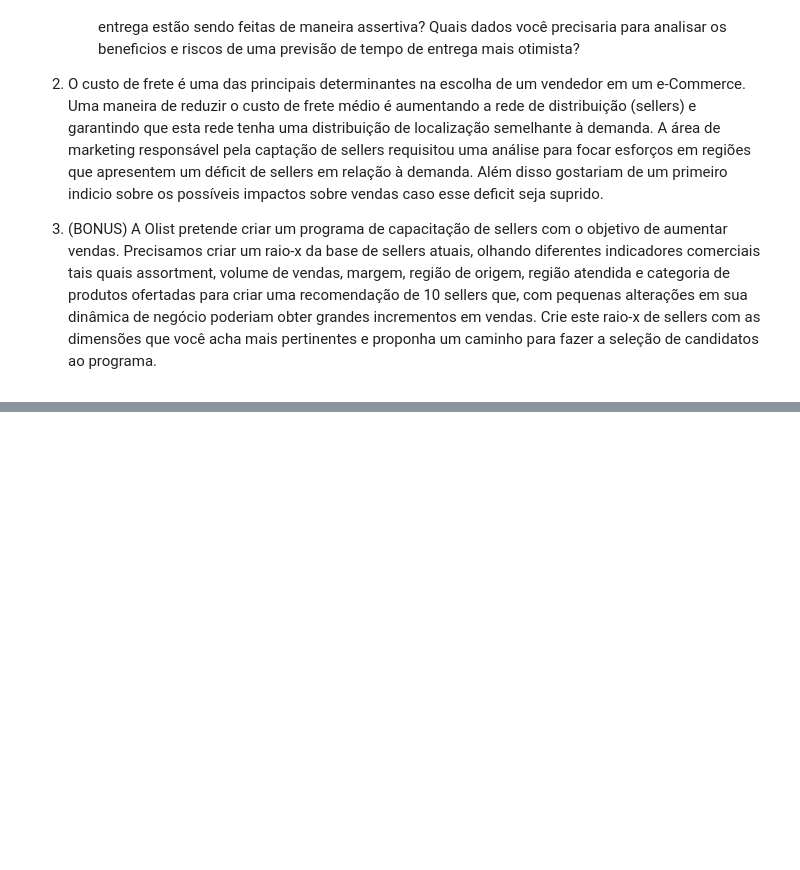
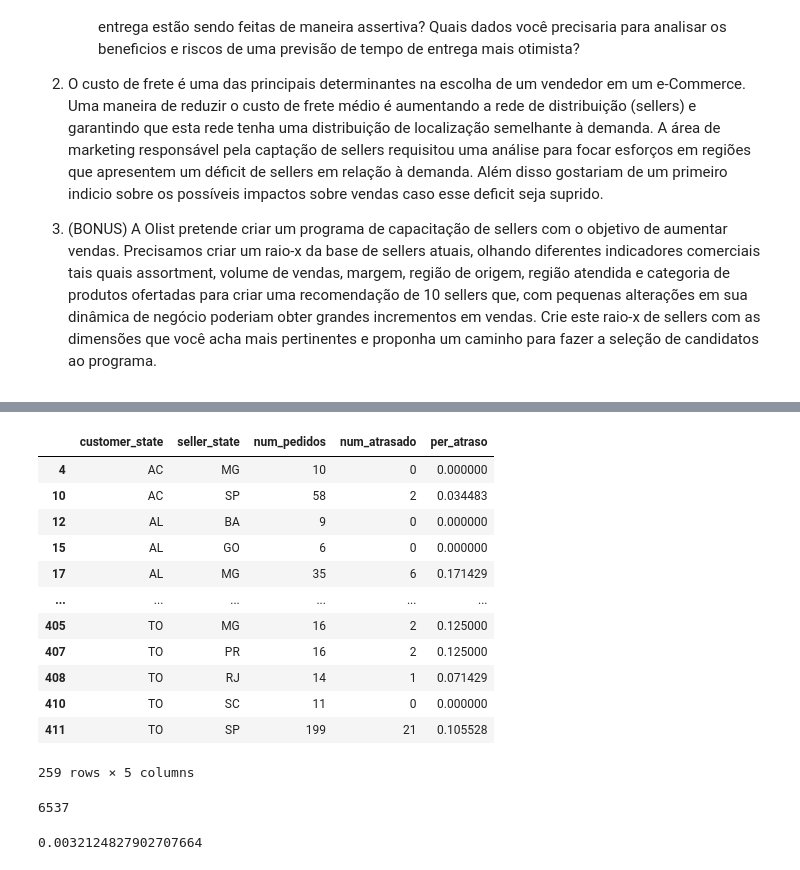
Before and after one commit to pedroteche-ih/64_PT_NOV202111, a Jupyter notebook: aulas/64 DA PT NOV-2021 SQL Review 202200226 .ipynb, the cells around one changed output, grey strips where cells are left out. Saved outputs shown, nothing was run; the diff lists cells and outputs as text; code cells hidden in the pictures; blank space fills up the shorter version.

```diff
--- a/aulas/64 DA PT NOV-2021 SQL Review 202200226 .ipynb
+++ b/aulas/64 DA PT NOV-2021 SQL Review 202200226 .ipynb
@@ -147,6 +199,30 @@ tb_estado_wide = tb_estado.groupby(['customer_state', 'seller_state']).agg(
 tb_estado_wide = tb_estado_wide[tb_estado_wide['num_pedidos'] > 5].copy()
 tb_estado_wide['per_atraso'] = tb_estado_wide['num_atrasado'] / tb_estado_wide[
     'num_pedidos']
+# %%
+tb_estado_wide
+# %% [output]
+|  | customer_state | seller_state | num_pedidos | num_atrasado | per_atraso |
+| 4 | AC | MG | 10 | 0 | 0.000000 |
+| 10 | AC | SP | 58 | 2 | 0.034483 |
+| 12 | AL | BA | 9 | 0 | 0.000000 |
+| 15 | AL | GO | 6 | 0 | 0.000000 |
+| 17 | AL | MG | 35 | 6 | 0.171429 |
+| ... | ... | ... | ... | ... | ... |
+| 405 | TO | MG | 16 | 2 | 0.125000 |
+| 407 | TO | PR | 16 | 2 | 0.125000 |
+| 408 | TO | RJ | 14 | 1 | 0.071429 |
+| 410 | TO | SC | 11 | 0 | 0.000000 |
+| 411 | TO | SP | 199 | 21 | 0.105528 |
+259 rows × 5 columns
+# %%
+sum(tb_estado_wide['num_atrasado'])
+# %% [output]
+6537
+# %%
+21/6537
+# %% [output]
+0.0032124827902707664
 # %%
 fig, ax = plt.subplots(1, 2, figsize=(20, 10))
 teste = pd.pivot_table(tb_estado_wide,
```
Also changed, not shown: parts of 14 cells of this notebook, 2 other files.
